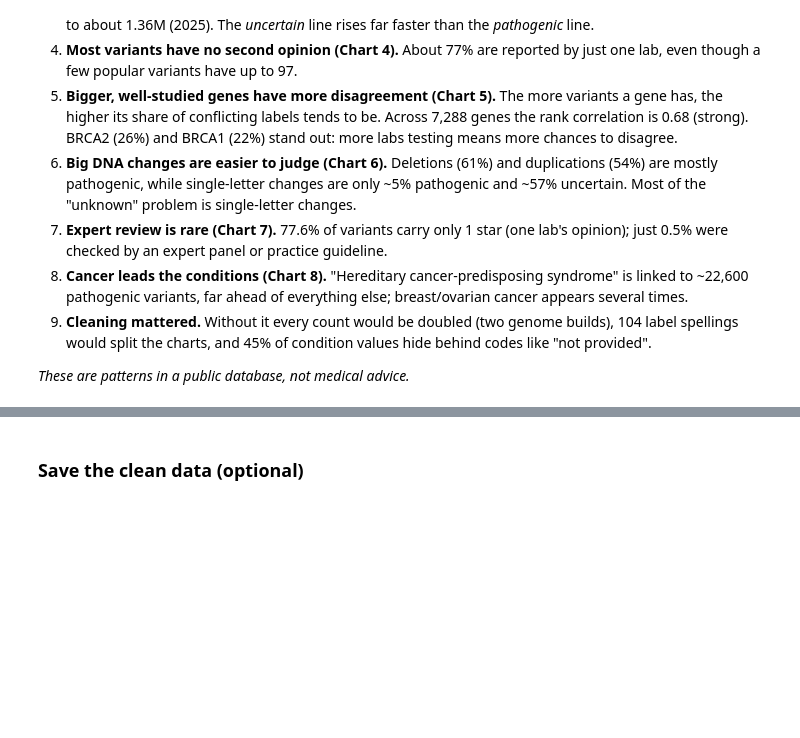
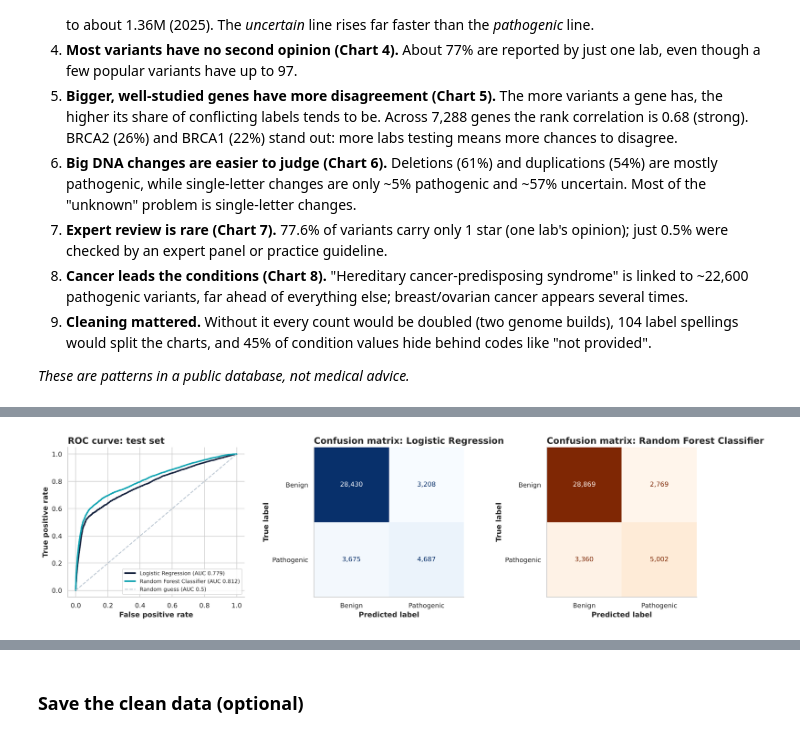
Before and after one commit to yeruka-ui/ClinVar-Data-Analysis, a Jupyter notebook: ClinVar_Final_Project.ipynb, the cells around one changed output, grey strips where cells are left out. Drawn from its saved outputs; the diff is of its cells as text; code cells hidden in the pictures; blank space fills up the shorter version.

```diff
--- a/ClinVar_Final_Project.ipynb
+++ b/ClinVar_Final_Project.ipynb
@@ -569,0 +633,14 @@ plt.tight_layout(); plt.show()
+# %%
+clf_models = {
+    "Baseline (always benign)": DummyClassifier(strategy="most_frequent"),
+    "Logistic Regression": make_pipeline(StandardScaler(), LogisticRegression(max_iter=2000, class_weight="balanced")),
+    "Random Forest Classifier": RandomForestClassifier(n_estimators=200, max_depth=12, min_samples_leaf=5,
+                                                       class_weight="balanced", n_jobs=-1, random_state=42),
+}
+cv = StratifiedKFold(n_splits=5, shuffle=True, random_state=42)
+rows = []
+for name, model in clf_models.items():
+    s = cross_validate(model, X_tr, y_tr, cv=cv, scoring=["roc_auc", "accuracy", "recall", "f1"])
+    rows.append({"Model": name, **{f"CV {k[5:]}": f"{v.mean():.3f} ± {v.std():.3f}" for k, v in s.items() if k.startswith("test_")}})
+print("5-fold cross-validation on the training set (mean ± std)")
+pd.DataFrame(rows).set_index("Model")
@@ -569,0 +654,16 @@ plt.tight_layout(); plt.show()
+# %%
+# Fit on the full training set, then score once on the unseen test set
+test_rows, probs = [], {}
+for name, model in clf_models.items():
+    model.fit(X_tr, y_tr)
+    p = model.predict_proba(X_te)[:, 1]
+    pred = model.predict(X_te)
+    probs[name] = p
+    test_rows.append({"Model": name, "ROC-AUC": roc_auc_score(y_te, p), "Accuracy": accuracy_score(y_te, pred),
+                      "Precision (P/LP)": precision_score(y_te, pred, zero_division=0),
+                      "Recall (P/LP)": recall_score(y_te, pred), "F1 (P/LP)": f1_score(y_te, pred)})
+clf_test = pd.DataFrame(test_rows).set_index("Model").round(3)
+best_clf_name = clf_test.drop(index="Baseline (always benign)")["ROC-AUC"].idxmax()
+best_clf = clf_models[best_clf_name]
+print("Held-out test set (20%)  ->  best model:", best_clf_name)
+clf_test
@@ -569,0 +677,15 @@ plt.tight_layout(); plt.show()
+# %%
+fig, axes = plt.subplots(1, 3, figsize=(16, 4.6))
+for name, color in [("Logistic Regression", INK), ("Random Forest Classifier", TEAL)]:
+    fpr, tpr, _ = roc_curve(y_te, probs[name])
+    axes[0].plot(fpr, tpr, color=color, linewidth=2.5, label=f"{name} (AUC {roc_auc_score(y_te, probs[name]):.3f})")
+axes[0].plot([0, 1], [0, 1], linestyle="--", color="#B8C4D0", label="Random guess (AUC 0.5)")
+axes[0].set_title("ROC curve: test set"); axes[0].set_xlabel("False positive rate"); axes[0].set_ylabel("True positive rate")
+axes[0].legend(loc="lower right", fontsize=9)
+for ax, name, cmap in [(axes[1], "Logistic Regression", "Blues"), (axes[2], "Random Forest Classifier", "Oranges")]:
+    cm = confusion_matrix(y_te, clf_models[name].predict(X_te))
+    ConfusionMatrixDisplay(cm, display_labels=["Benign", "Pathogenic"]).plot(ax=ax, cmap=cmap, colorbar=False, values_format=",")
+    ax.set_title(f"Confusion matrix: {name}"); ax.set_xlabel("Predicted label"); ax.set_ylabel("True label"); ax.grid(False)
+plt.tight_layout(); plt.show()
+# %% [output]
+[figure, added]
```
Also changed, not shown: parts of 21 cells of this notebook.
